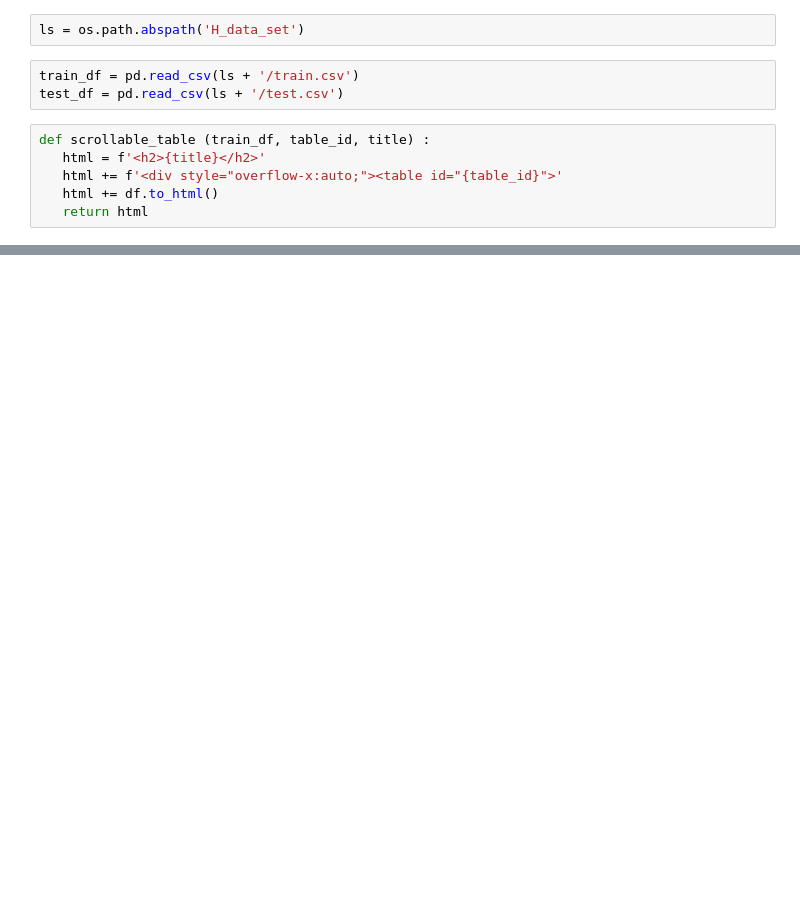
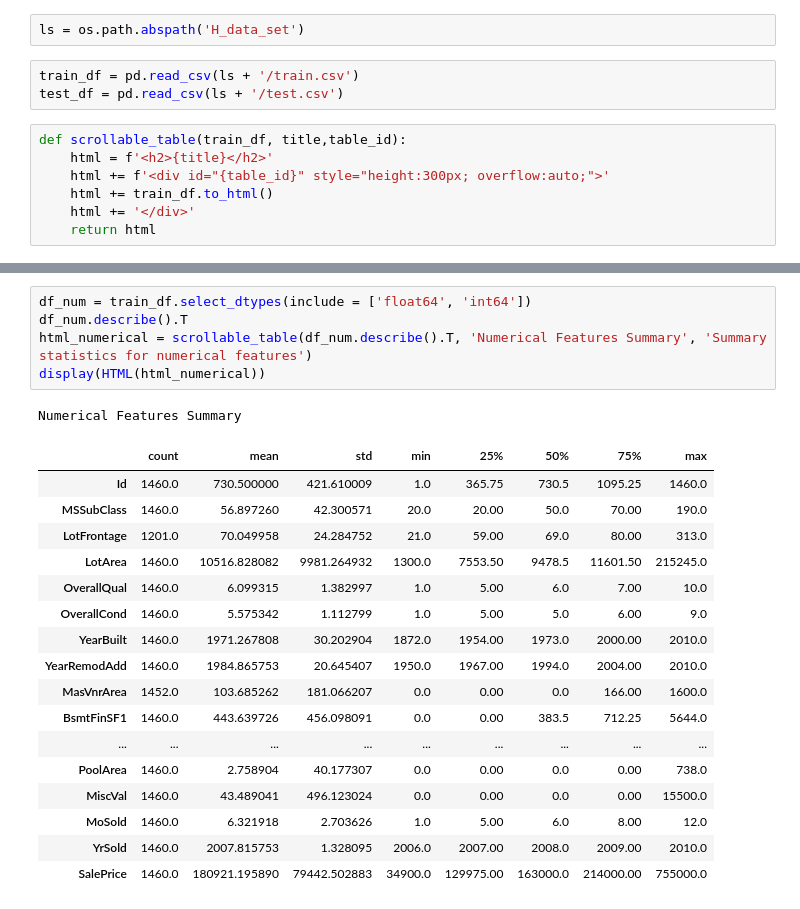
Before and after one commit to forSplinter/Data_Learn, a Jupyter notebook: House_Price_ML/House_price.ipynb, the cells around one changed output, grey strips where cells are left out. Drawn from its saved outputs; the diff is of its cells as text; blank space fills up the shorter version.

```diff
--- a/House_Price_ML/House_price.ipynb
+++ b/House_Price_ML/House_price.ipynb
@@ -24,8 +34,9 @@ ls = os.path.abspath('H_data_set')
 train_df = pd.read_csv(ls + '/train.csv')
 test_df = pd.read_csv(ls + '/test.csv')
 # %%
-def scrollable_table (train_df, table_id, title) :
-   html = f'<h2>{title}</h2>'
-   html += f'<div style="overflow-x:auto;"><table id="{table_id}">'
-   html += df.to_html()
-   return html
+def scrollable_table(train_df, title,table_id):
+    html = f'<h2>{title}</h2>'
+    html += f'<div id="{table_id}" style="height:300px; overflow:auto;">'
+    html += train_df.to_html()
+    html += '</div>'
+    return html
@@ -34,0 +43,24 @@ NameError: name 'train_df' is not defined
+# %%
+df_num = train_df.select_dtypes(include = ['float64', 'int64'])
+df_num.describe().T
+html_numerical = scrollable_table(df_num.describe().T, 'Numerical Features Summary', 'Summary statistics for numerical features')
+display(HTML(html_numerical))
+# %% [output]
+Numerical Features Summary
+|  | count | mean | std | min | 25% | 50% | 75% | max |
+| Id | 1460.0 | 730.500000 | 421.610009 | 1.0 | 365.75 | 730.5 | 1095.25 | 1460.0 |
+| MSSubClass | 1460.0 | 56.897260 | 42.300571 | 20.0 | 20.00 | 50.0 | 70.00 | 190.0 |
+| LotFrontage | 1201.0 | 70.049958 | 24.284752 | 21.0 | 59.00 | 69.0 | 80.00 | 313.0 |
+| LotArea | 1460.0 | 10516.828082 | 9981.264932 | 1300.0 | 7553.50 | 9478.5 | 11601.50 | 215245.0 |
+| OverallQual | 1460.0 | 6.099315 | 1.382997 | 1.0 | 5.00 | 6.0 | 7.00 | 10.0 |
+| OverallCond | 1460.0 | 5.575342 | 1.112799 | 1.0 | 5.00 | 5.0 | 6.00 | 9.0 |
+| YearBuilt | 1460.0 | 1971.267808 | 30.202904 | 1872.0 | 1954.00 | 1973.0 | 2000.00 | 2010.0 |
+| YearRemodAdd | 1460.0 | 1984.865753 | 20.645407 | 1950.0 | 1967.00 | 1994.0 | 2004.00 | 2010.0 |
+| MasVnrArea | 1452.0 | 103.685262 | 181.066207 | 0.0 | 0.00 | 0.0 | 166.00 | 1600.0 |
+| BsmtFinSF1 | 1460.0 | 443.639726 | 456.098091 | 0.0 | 0.00 | 383.5 | 712.25 | 5644.0 |
+| ... | ... | ... | ... | ... | ... | ... | ... | ... |
+| PoolArea | 1460.0 | 2.758904 | 40.177307 | 0.0 | 0.00 | 0.0 | 0.00 | 738.0 |
+| MiscVal | 1460.0 | 43.489041 | 496.123024 | 0.0 | 0.00 | 0.0 | 0.00 | 15500.0 |
+| MoSold | 1460.0 | 6.321918 | 2.703626 | 1.0 | 5.00 | 6.0 | 8.00 | 12.0 |
+| YrSold | 1460.0 | 2007.815753 | 1.328095 | 2006.0 | 2007.00 | 2008.0 | 2009.00 | 2010.0 |
+| SalePrice | 1460.0 | 180921.195890 | 79442.502883 | 34900.0 | 129975.00 | 163000.0 | 214000.00 | 755000.0 |
```
Also changed, not shown: parts of 8 cells of this notebook.
